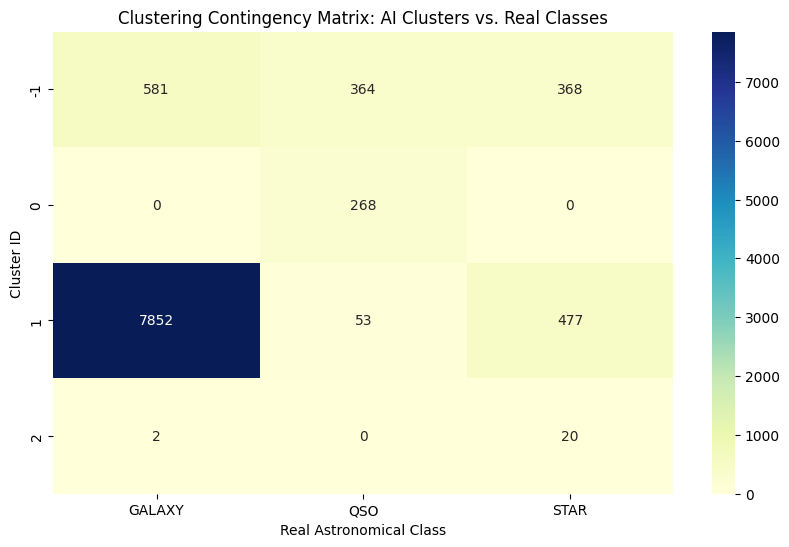
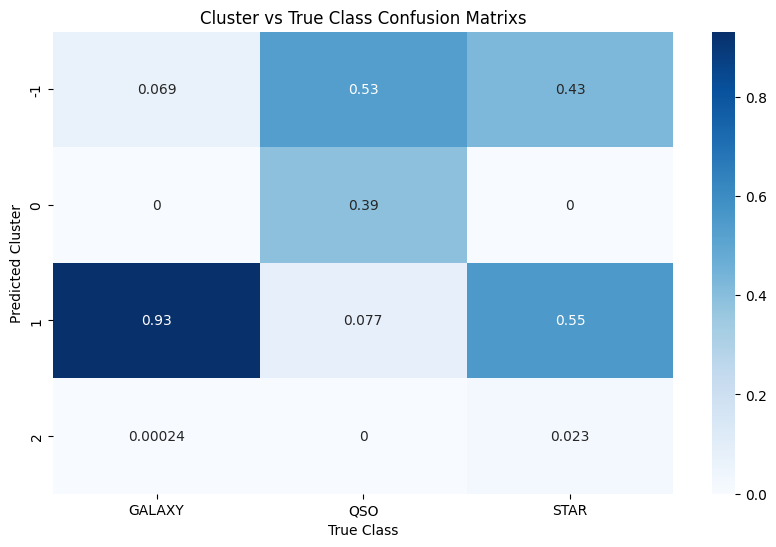
Unified diff of the notebook cell whose output changed from the first chart to the second:
--- before
+++ after
@@ -5,9 +5,10 @@
 
 ct = pd.crosstab(df_clustered['cluster'], y_true, 
-                 rownames=['Cluster ID'], 
-                 colnames=['Real Astronomical Class'])
+                 rownames=['Predicted Cluster'], 
+                 colnames=['True Class'],
+                 normalize='columns')
 
 plt.figure(figsize=(10, 6))
-sns.heatmap(ct, annot=True, fmt='d', cmap='YlGnBu', cbar=True)
-plt.title('Clustering Contingency Matrix: AI Clusters vs. Real Classes')
+sns.heatmap(ct, annot=True, cmap='Blues', cbar=True)
+plt.title('Cluster vs True Class Confusion Matrixs')
 plt.show()

Commit: hdb_matrix